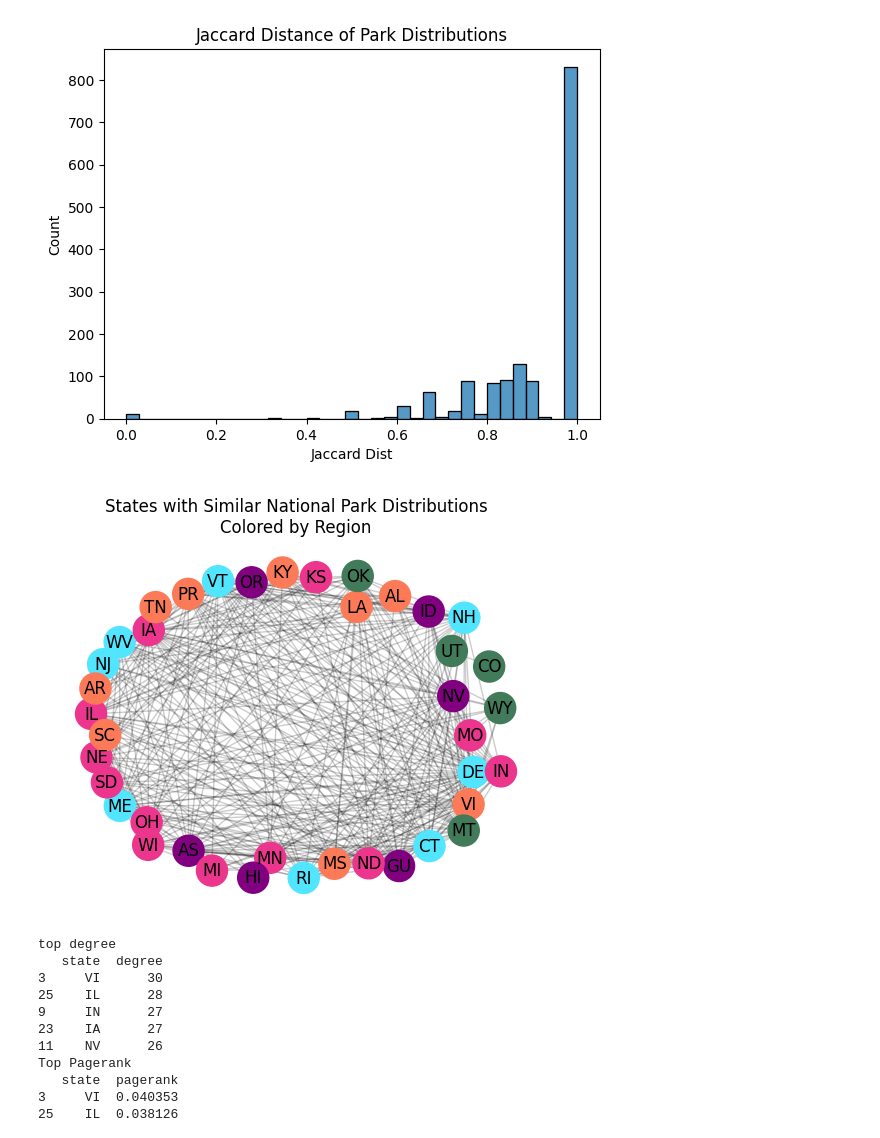
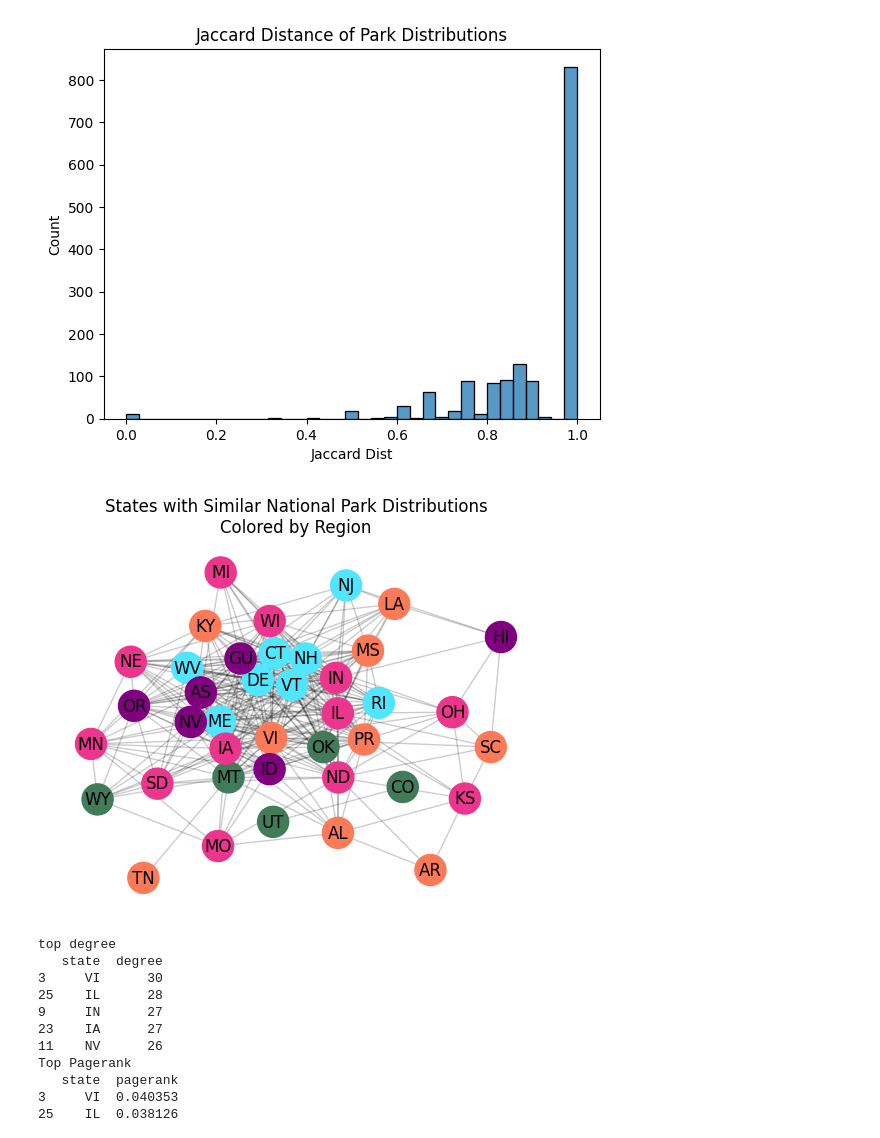
Before and after one commit to scmcqueen/NationalParksDataMining, a Jupyter notebook: state_similarity.ipynb, the cells around one changed output. Drawn from its saved outputs; the diff is of its cells as text; code cells hidden in the pictures.

```diff
--- a/state_similarity.ipynb
+++ b/state_similarity.ipynb
@@ -639,28 +631,28 @@ G = nx.from_pandas_edgelist(rec_node_list,'state1','state2','euclidean')
 # %%
 # map state to region, for coloring purposes
 state_to_region = visit_data.set_index('state_2')[['Region']].T.to_dict()
 # create color map
 colors = {'Alaska':'#1F2041',
  'Intermountain ':'#417B5A',
  'Midwest ':'#EC368D',
  'National Capital ':'#50FFB1',
  'Northeast ':'#51E5FF',
  'Pacific West ':'purple',
  'Southeast ':'#FC7A57'}
 # get nodes & assign colors
 nodes = G.nodes()
 colors = [colors[state_to_region[n]["Region"]] for n in nodes]
 # draw
-#pos = nx.random_layout(G,seed=78)
-pos = nx.spring_layout(G,k=35/np.sqrt(G.number_of_nodes()))
+pos = nx.kamada_kawai_layout(G)
+#pos = nx.spring_layout(G,k=35/np.sqrt(G.number_of_nodes()))
 ec = nx.draw_networkx_edges(G, pos, alpha=0.2)
 nc = nx.draw_networkx_nodes(G, pos, nodelist=nodes, node_color=colors, node_size=500)
 lb = nx.draw_networkx_labels(G,pos)
 plt.title('States with Similar National Park Distributions\nColored by Region')
 plt.axis('off')
 plt.show()
 # %% [output]
-[figure, old version]
+[figure, new version]
 # %%
 # create dataframe with node info
 node_info = pd.DataFrame.from_dict(dict(nx.degree(G)),orient='index').reset_index()
```
Also changed, not shown: parts of 1 cell of this notebook, 1 other file.
